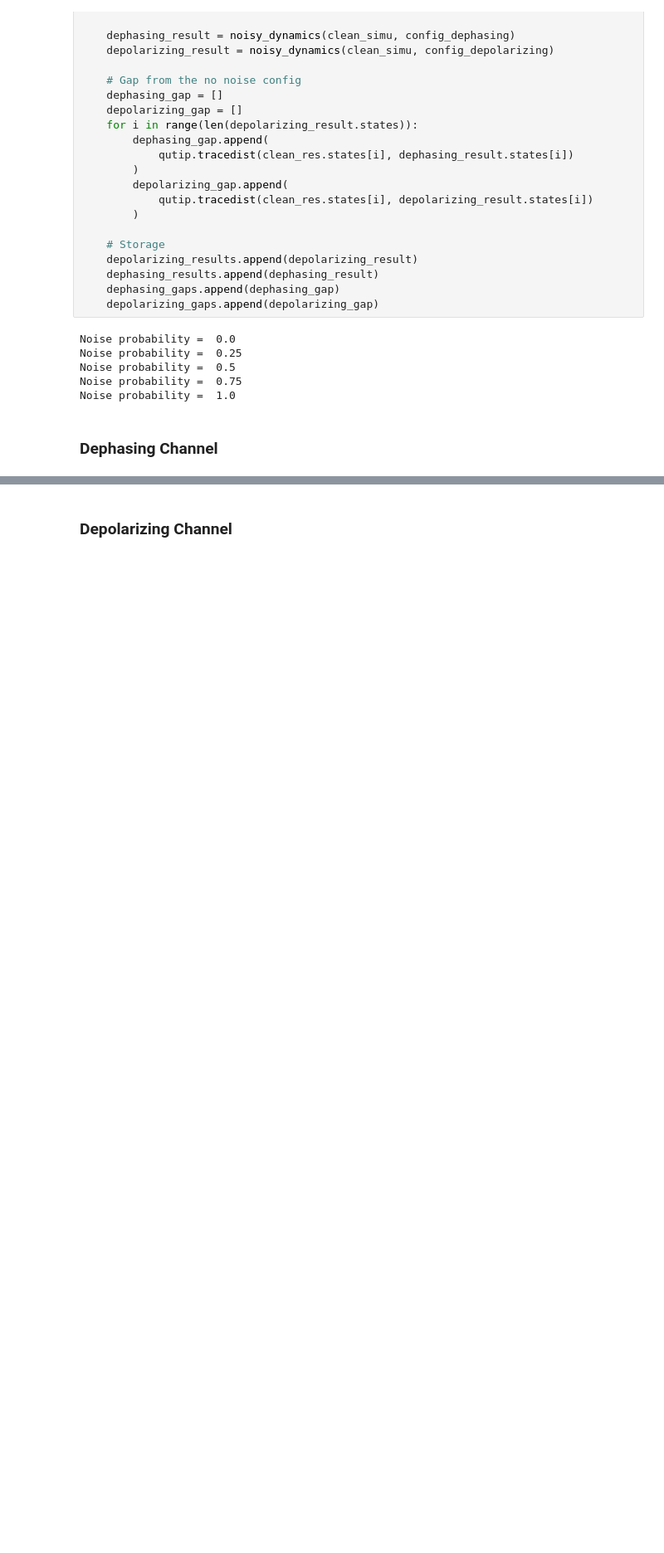
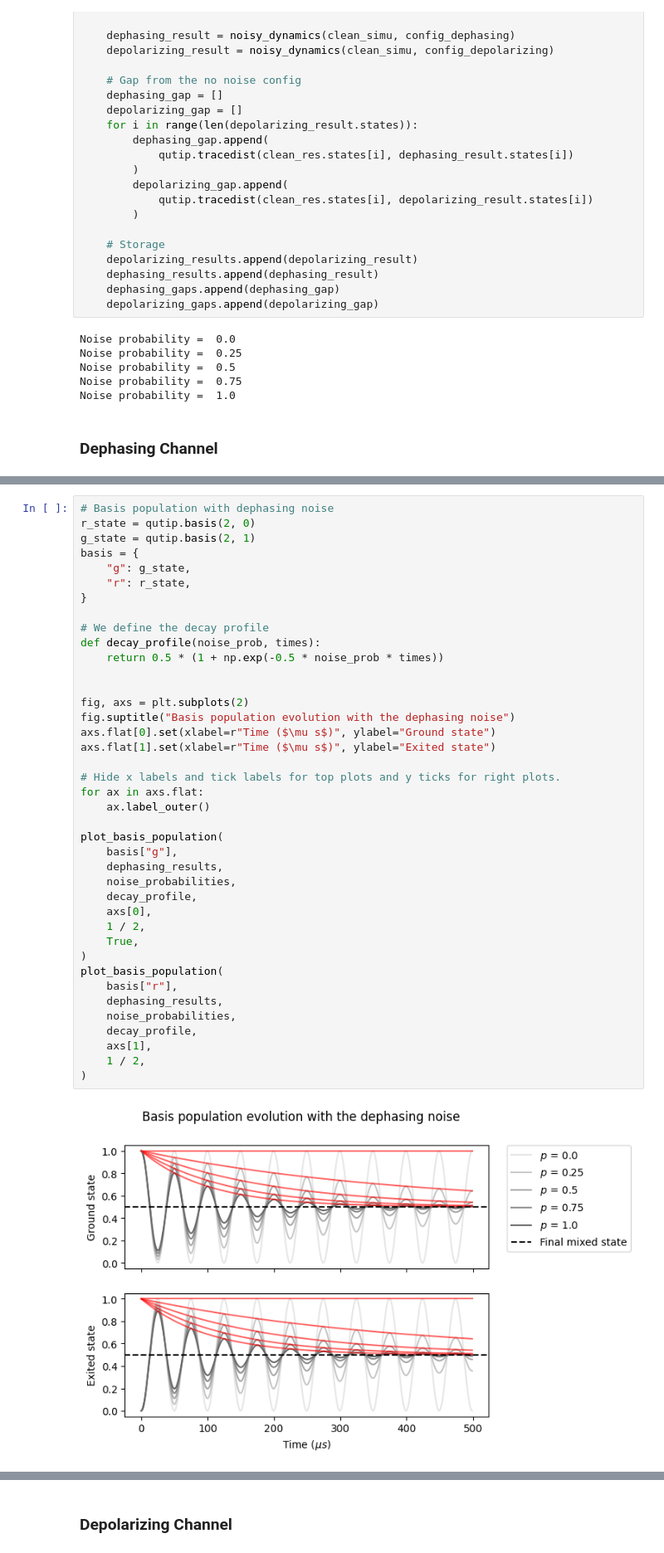
Before and after one commit to pasqal-io/Pulser, a Jupyter notebook: tutorials/advanced_features/Simulating with effective noise channels.ipynb, the cells around one changed output, grey strips where cells are left out. Shown at 83% size. Saved outputs shown, nothing was run; the diff lists cells and outputs as text; blank space fills up the shorter version.

```diff
--- a/tutorials/advanced_features/Simulating with effective noise channels.ipynb
+++ b/tutorials/advanced_features/Simulating with effective noise channels.ipynb
@@ -286 +273,43 @@ plt.show()
+# %%
+# Basis population with dephasing noise
+r_state = qutip.basis(2, 0)
+g_state = qutip.basis(2, 1)
+basis = {
+    "g": g_state,
+    "r": r_state,
+}
+
+# We define the decay profile
+def decay_profile(noise_prob, times):
+    return 0.5 * (1 + np.exp(-0.5 * noise_prob * times))
+
+
+fig, axs = plt.subplots(2)
+fig.suptitle("Basis population evolution with the dephasing noise")
+axs.flat[0].set(xlabel=r"Time ($\mu s$)", ylabel="Ground state")
+axs.flat[1].set(xlabel=r"Time ($\mu s$)", ylabel="Exited state")
+
+# Hide x labels and tick labels for top plots and y ticks for right plots.
+for ax in axs.flat:
+    ax.label_outer()
+
+plot_basis_population(
+    basis["g"],
+    dephasing_results,
+    noise_probabilities,
+    decay_profile,
+    axs[0],
+    1 / 2,
+    True,
+)
+plot_basis_population(
+    basis["r"],
+    dephasing_results,
+    noise_probabilities,
+    decay_profile,
+    axs[1],
+    1 / 2,
+)
+# %% [output]
+[figure, added]
 # %% [markdown]
```
Also changed, not shown: parts of 40 cells of this notebook, 3 other files.
